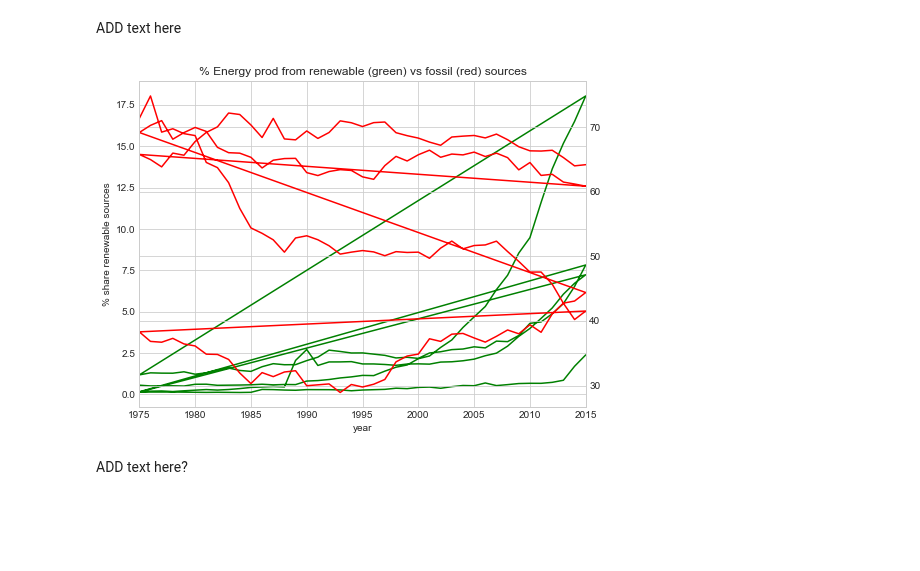
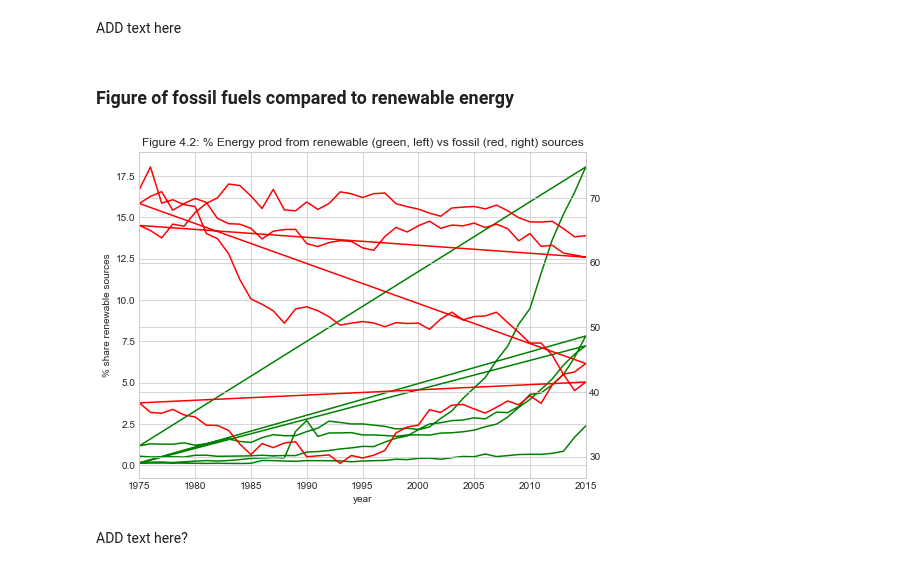
Before and after one commit to ghz106/Data-project, a Jupyter notebook: Data project.ipynb, the cells around one changed output. Drawn from its saved outputs; the diff is of its cells as text; code cells hidden in the pictures; blank space fills up the shorter version.

```diff
--- a/Data project.ipynb
+++ b/Data project.ipynb
@@ -192,19 +207,21 @@ widgets.interact(plot_wb,
 interactive(children=(Dropdown(description='Country', options=('European Union', 'Latin America & the Caribbea…
 # %% [markdown]
 ADD text here
+# %% [markdown]
+### Figure of fossil fuels compared to renewable energy
 # %%
 fig,ax=plt.subplots(figsize=(8,6))
 ax.plot(wb_rnwx.year, wb_rnwx.elec_prod_from_renewable_energy, color='green')
 ax.set_xlabel("year",fontsize=10)
 ax2=ax.twinx()
 ax2.plot(wb_fosl.year, wb_fosl.fosl, color='red')
 ax.set_ylabel('% share renewable sources')
 ax.set_xlabel('year')
 ax.set_xlim(1975,2015)
-ax.set_title('% Energy prod from renewable (green) vs fossil (red) sources')
+ax.set_title('Figure 4.2: % Energy prod from renewable (green, left) vs fossil (red, right) sources')
 plt.show()
 # %% [output]
-[figure, old version]
+[figure, new version]
 # %% [markdown]
 ADD text here?
 # %% [markdown]
```
Also changed, not shown: parts of 5 cells of this notebook.
